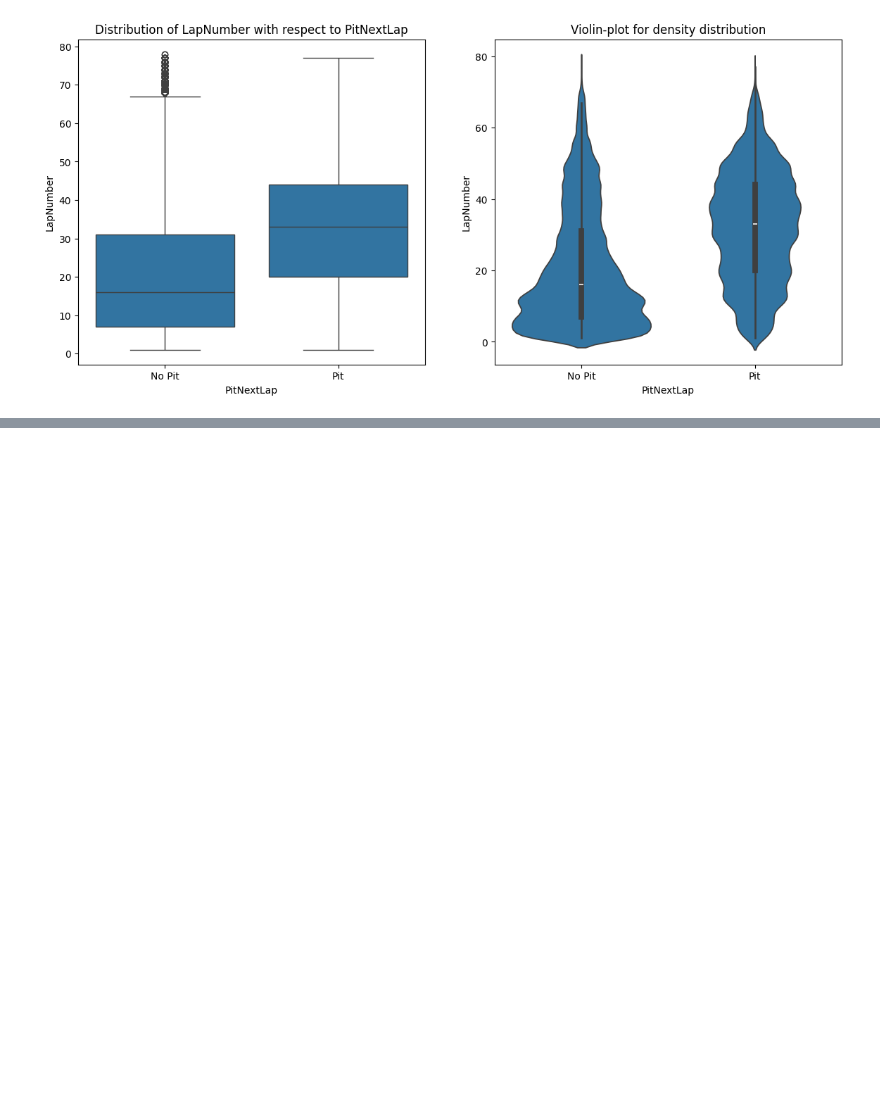
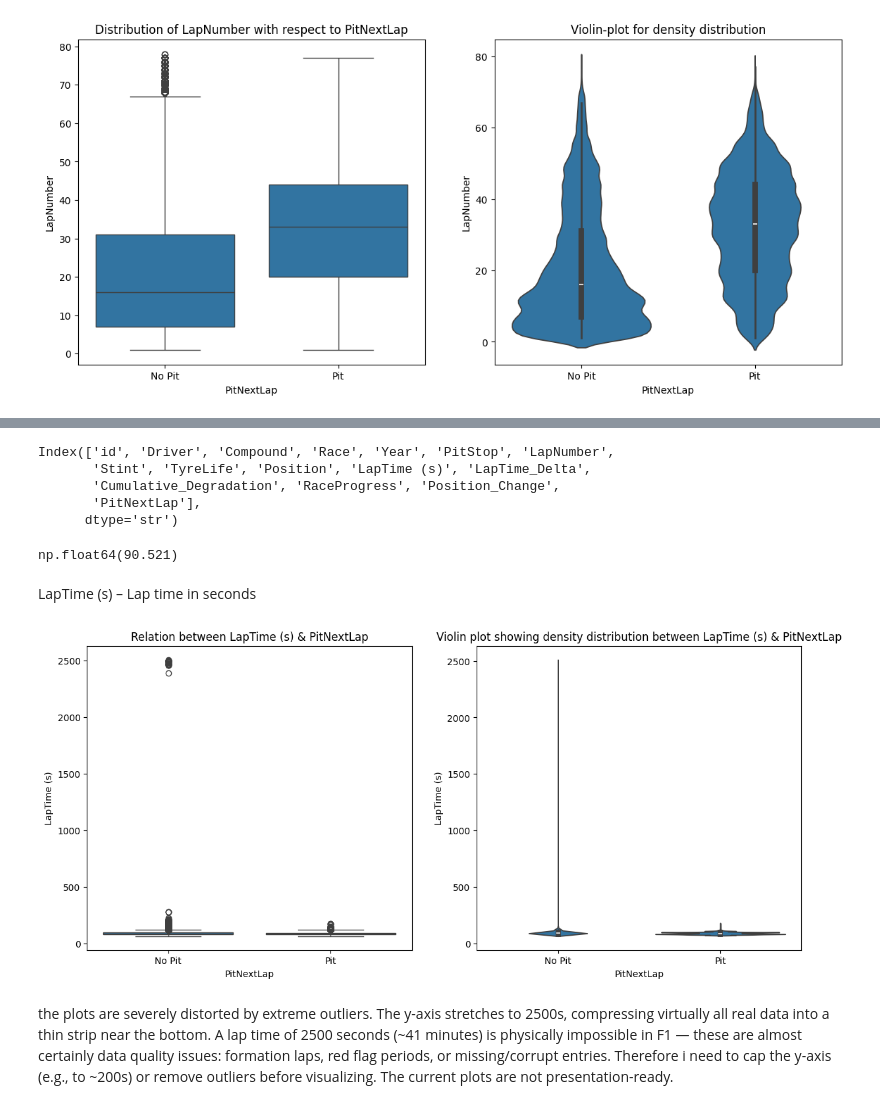
Before and after one commit to Gurmancheema/f1-pit-stop-prediction, a Jupyter notebook: 02_EDA_bivariate_analysis.ipynb, the cells around one changed output, grey strips where cells are left out. Cells and saved outputs as stored; diff of their text form; code cells hidden in the pictures; blank space fills up the shorter version.

```diff
--- a/02_EDA_bivariate_analysis.ipynb
+++ b/02_EDA_bivariate_analysis.ipynb
@@ -190,0 +274,33 @@ plt.show()
+# %%
+df.columns
+# %% [output]
+Index(['id', 'Driver', 'Compound', 'Race', 'Year', 'PitStop', 'LapNumber',
+       'Stint', 'TyreLife', 'Position', 'LapTime (s)', 'LapTime_Delta',
+       'Cumulative_Degradation', 'RaceProgress', 'Position_Change',
+       'PitNextLap'],
+      dtype='str')
+# %%
+df['LapTime (s)'].median()
+# %% [output]
+np.float64(90.521)
+# %% [markdown]
+LapTime (s) – Lap time in seconds
+# %%
+fig,axes = plt.subplots(1,2,figsize=(14,6))
+
+sb.boxplot(data=df,x='PitNextLap',y='LapTime (s)',ax=axes[0])
+axes[0].set_title("Relation between LapTime (s) & PitNextLap")
+axes[0].set_xticks([0,1])
+axes[0].set_xticklabels(['No Pit','Pit'])
+
+sb.violinplot(data=df,x='PitNextLap',y='LapTime (s)',ax=axes[1])
+axes[1].set_title("Violin plot showing density distribution between LapTime (s) & PitNextLap")
+axes[1].set_xticks([0,1])
+axes[1].set_xticklabels(["No Pit","Pit"])
+plt.show()
+# %% [output]
+[figure, added]
+# %% [markdown]
+the plots are severely distorted by extreme outliers.
+The y-axis stretches to 2500s, compressing virtually all real data into a thin strip near the bottom. A lap time of 2500 seconds (~41 minutes) is physically impossible in F1 — these are almost certainly data quality issues: formation laps, red flag periods, or missing/corrupt entries.
+Therefore i need to cap the y-axis (e.g., to ~200s) or remove outliers before visualizing. The current plots are not presentation-ready.
```
Also changed, not shown: parts of 21 cells of this notebook.
